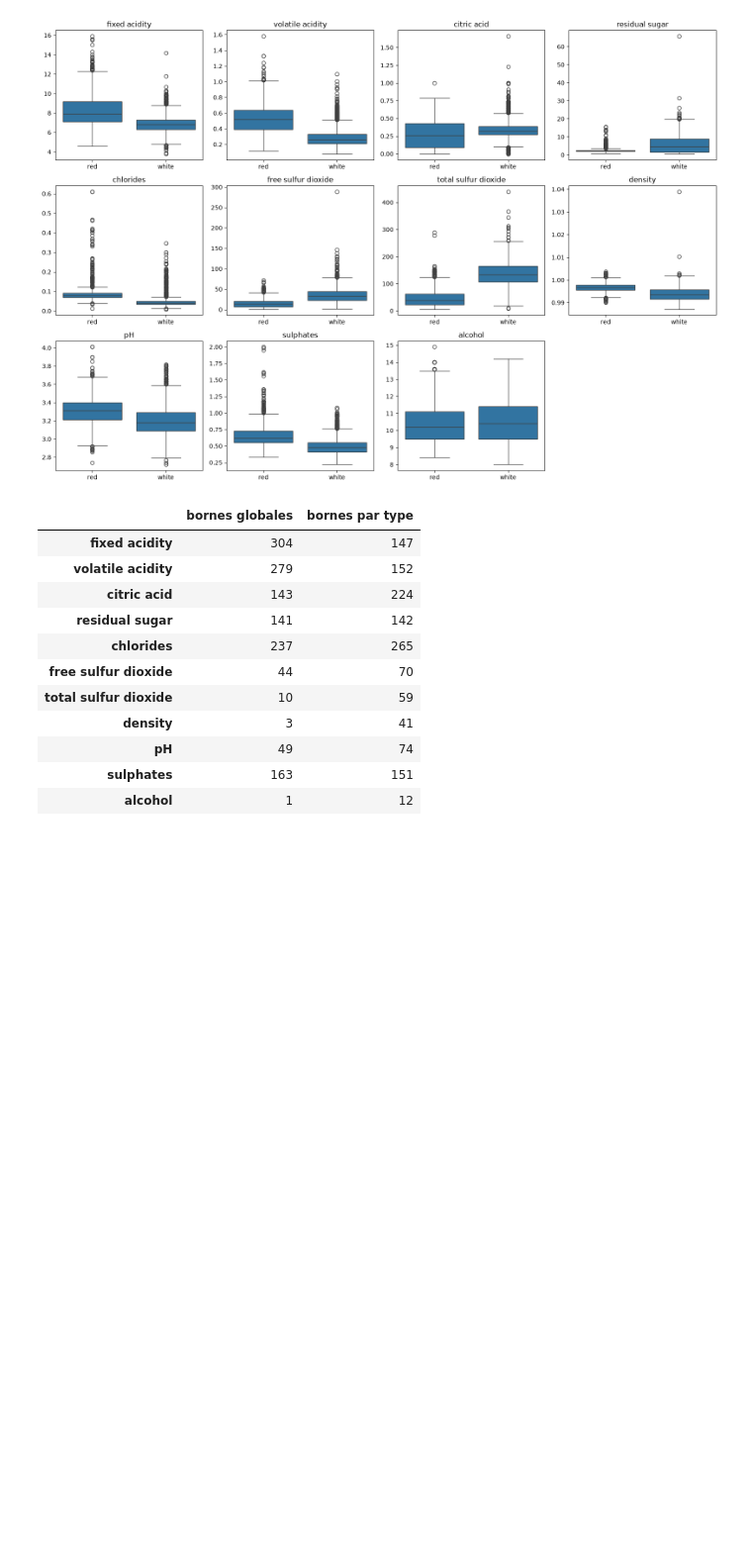
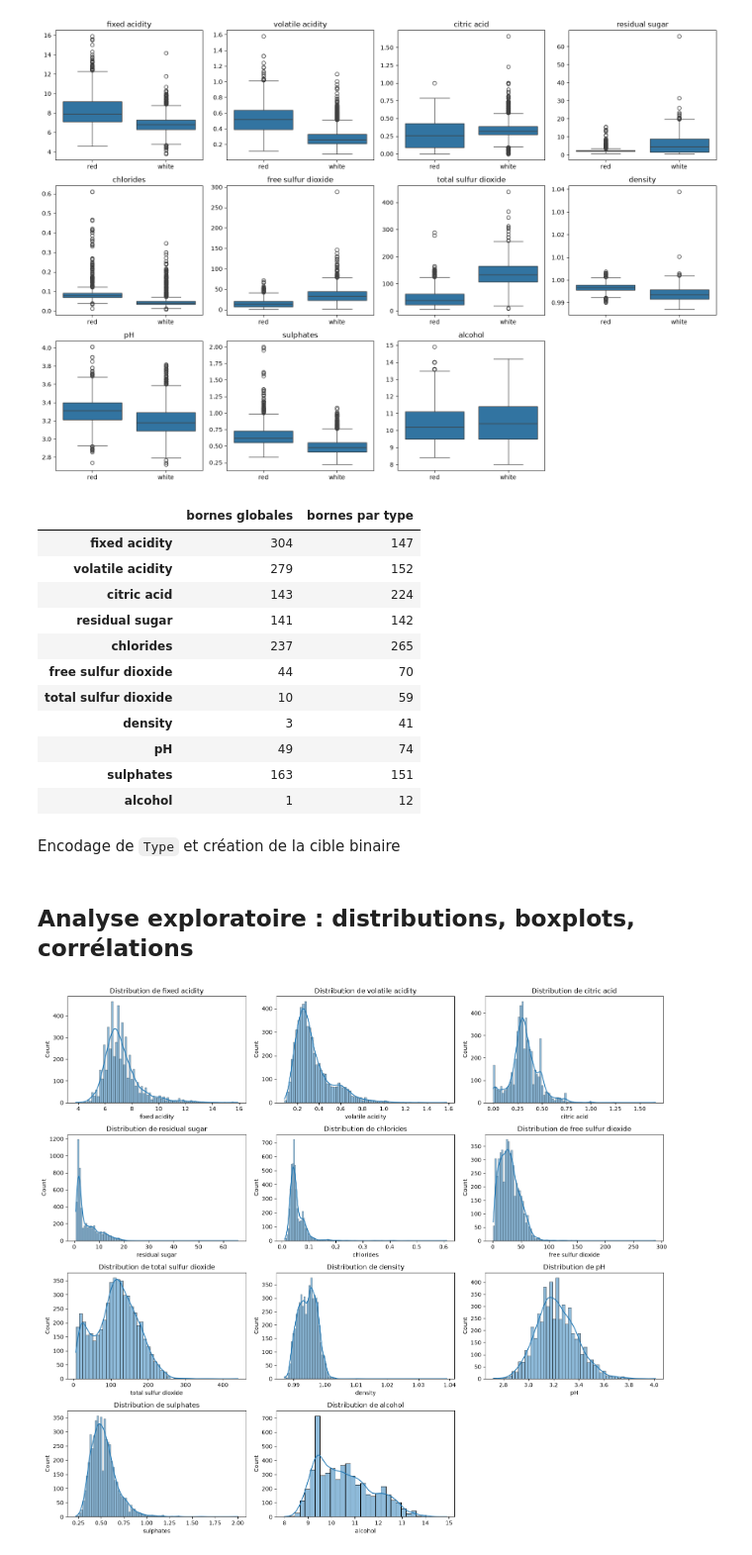
Before and after one commit to Lyukiry/wine-quality, a Jupyter notebook: notebooks/preparation_données.ipynb, the cells around one changed output. Shown at 99% size. Drawn from its saved outputs; the diff is of its cells as text; code cells hidden in the pictures; blank space fills up the shorter version.

Commit message:
Analyse des corrélations + update readme

```diff
--- a/notebooks/preparation_données.ipynb
+++ b/notebooks/preparation_données.ipynb
@@ -174,3 +174,32 @@ comparaison
 | pH | 49 | 74 |
 | sulphates | 163 | 151 |
 | alcohol | 1 | 12 |
+# %% [markdown]
+Encodage de `Type` et création de la cible binaire
+# %%
+df["Type_encoded"] = df["Type"].map({"red": 0, "white": 1})
+
+# quality >= 7, sinon 0
+df["quality_binary"] = (df["quality"] >= 7).astype(int)
+# %% [markdown]
+## Analyse exploratoire : distributions, boxplots, corrélations
+# %%
+import matplotlib.pyplot as plt
+import seaborn as sns
+
+# Distributions des variables physico-chimiques
+variables = [
+    col for col in df.select_dtypes(include="number").columns
+    if col not in ("quality", "Type_encoded", "quality_binary")
+]
+
+fig, axes = plt.subplots(4, 3, figsize=(16, 14))
+for ax, col in zip(axes.flat, variables):
+    sns.histplot(data=df, x=col, kde=True, ax=ax)
+    ax.set_title(f"Distribution de {col}")
+for ax in axes.flat[len(variables):]:
+    ax.axis("off")
+plt.tight_layout()
+plt.show()
+# %% [output]
+[figure, added]
```
Also changed, not shown: parts of 2 cells of this notebook, 1 other file.
